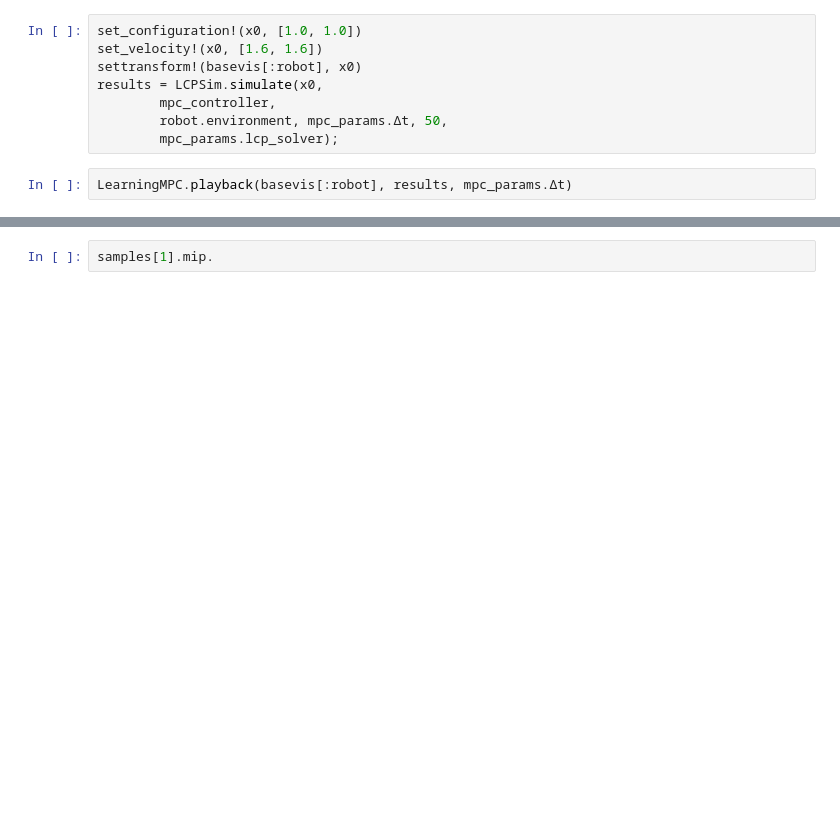
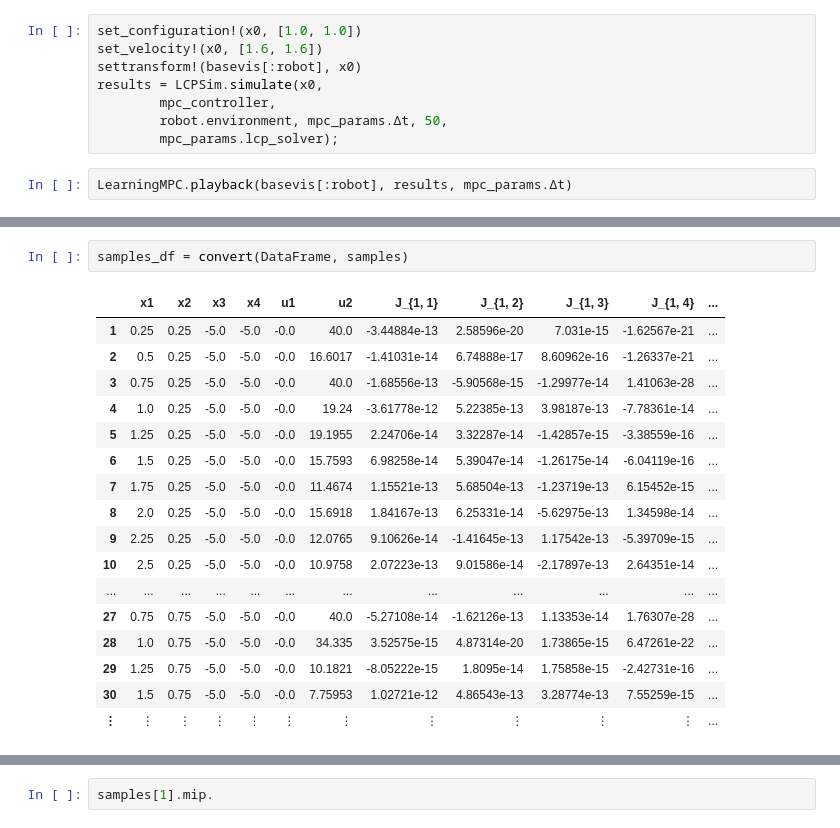
Before and after one commit to rdeits/LVIS-dev, a Jupyter notebook: experiments/2018-02-07-hopper-smaller-grid/hopper-grid-search.ipynb, the cells around one changed output, grey strips where cells are left out. Cells and saved outputs as stored; diff of their text form; blank space fills up the shorter version.

```diff
--- a/experiments/2018-02-07-hopper-smaller-grid/hopper-grid-search.ipynb
+++ b/experiments/2018-02-07-hopper-smaller-grid/hopper-grid-search.ipynb
@@ -115,0 +119,20 @@ plt
+# %%
+samples_df = convert(DataFrame, samples)
+# %% [output]
+|  | x1 | x2 | x3 | x4 | u1 | u2 | J_{1, 1} | J_{1, 2} | J_{1, 3} | J_{1, 4} | ... |
+| 1 | 0.25 | 0.25 | -5.0 | -5.0 | -0.0 | 40.0 | -3.44884e-13 | 2.58596e-20 | 7.031e-15 | -1.62567e-21 | ... |
+| 2 | 0.5 | 0.25 | -5.0 | -5.0 | -0.0 | 16.6017 | -1.41031e-14 | 6.74888e-17 | 8.60962e-16 | -1.26337e-21 | ... |
+| 3 | 0.75 | 0.25 | -5.0 | -5.0 | -0.0 | 40.0 | -1.68556e-13 | -5.90568e-15 | -1.29977e-14 | 1.41063e-28 | ... |
+| 4 | 1.0 | 0.25 | -5.0 | -5.0 | -0.0 | 19.24 | -3.61778e-12 | 5.22385e-13 | 3.98187e-13 | -7.78361e-14 | ... |
+| 5 | 1.25 | 0.25 | -5.0 | -5.0 | -0.0 | 19.1955 | 2.24706e-14 | 3.32287e-14 | -1.42857e-15 | -3.38559e-16 | ... |
+| 6 | 1.5 | 0.25 | -5.0 | -5.0 | -0.0 | 15.7593 | 6.98258e-14 | 5.39047e-14 | -1.26175e-14 | -6.04119e-16 | ... |
+| 7 | 1.75 | 0.25 | -5.0 | -5.0 | -0.0 | 11.4674 | 1.15521e-13 | 5.68504e-13 | -1.23719e-13 | 6.15452e-15 | ... |
+| 8 | 2.0 | 0.25 | -5.0 | -5.0 | -0.0 | 15.6918 | 1.84167e-13 | 6.25331e-14 | -5.62975e-13 | 1.34598e-14 | ... |
+| 9 | 2.25 | 0.25 | -5.0 | -5.0 | -0.0 | 12.0765 | 9.10626e-14 | -1.41645e-13 | 1.17542e-13 | -5.39709e-15 | ... |
+| 10 | 2.5 | 0.25 | -5.0 | -5.0 | -0.0 | 10.9758 | 2.07223e-13 | 9.01586e-14 | -2.17897e-13 | 2.64351e-14 | ... |
+| ... | ... | ... | ... | ... | ... | ... | ... | ... | ... | ... | ... |
+| 27 | 0.75 | 0.75 | -5.0 | -5.0 | -0.0 | 40.0 | -5.27108e-14 | -1.62126e-13 | 1.13353e-14 | 1.76307e-28 | ... |
+| 28 | 1.0 | 0.75 | -5.0 | -5.0 | -0.0 | 34.335 | 3.52575e-15 | 4.87314e-20 | 1.73865e-15 | 6.47261e-22 | ... |
+| 29 | 1.25 | 0.75 | -5.0 | -5.0 | -0.0 | 10.1821 | -8.05222e-15 | 1.8095e-14 | 1.75858e-15 | -2.42731e-16 | ... |
+| 30 | 1.5 | 0.75 | -5.0 | -5.0 | -0.0 | 7.75953 | 1.02721e-12 | 4.86543e-13 | 3.28774e-13 | 7.55259e-15 | ... |
+| ⋮ | ⋮ | ⋮ | ⋮ | ⋮ | ⋮ | ⋮ | ⋮ | ⋮ | ⋮ | ⋮ | ... |
```
Also changed, not shown: parts of 13 cells of this notebook, 12 other files.
